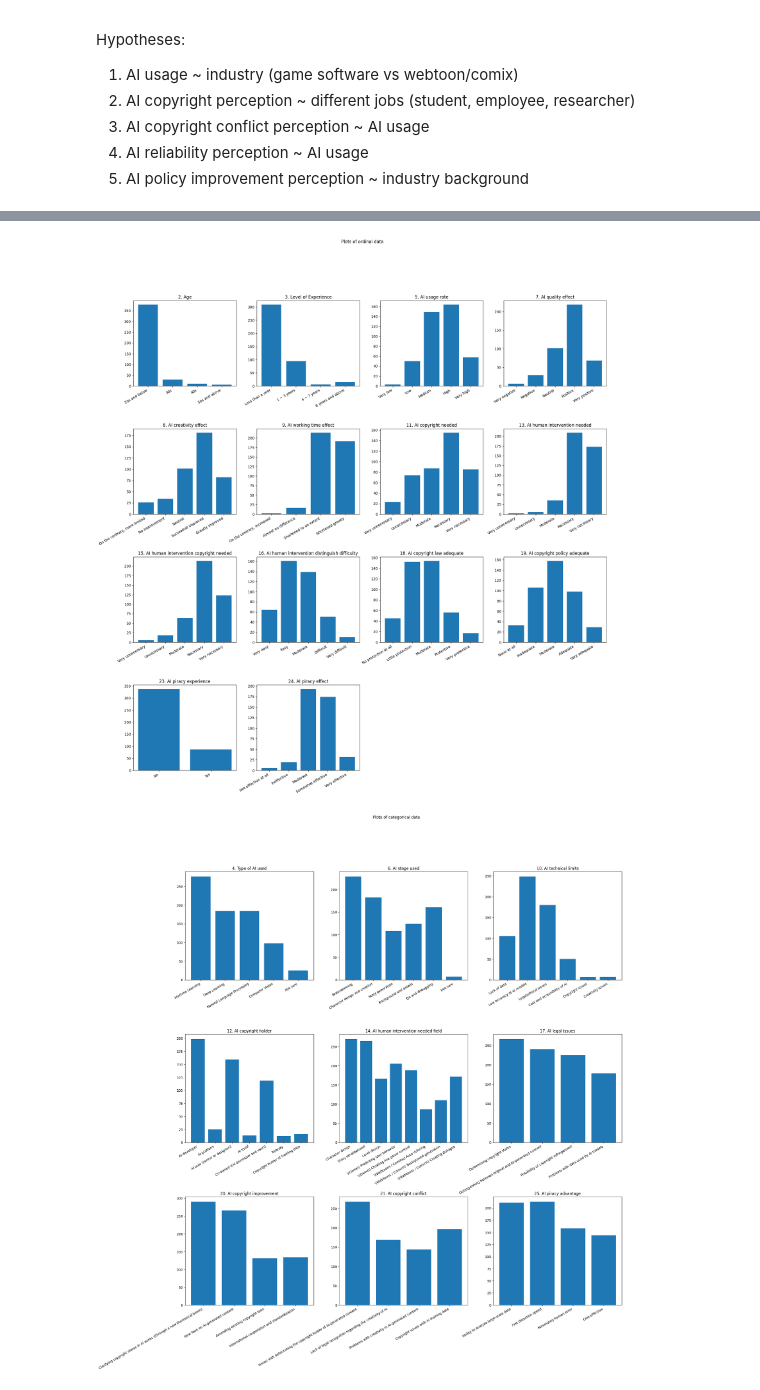
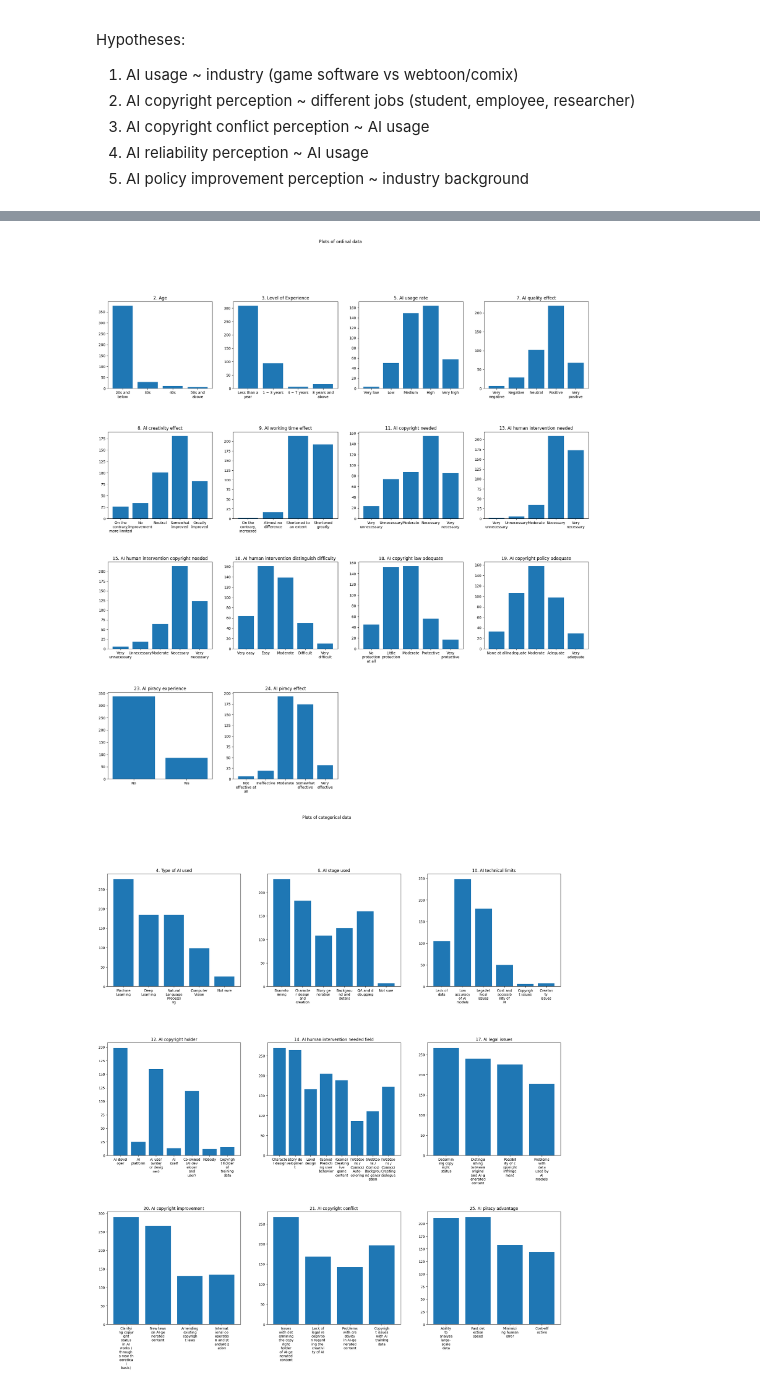
Before and after one commit to gh-koh/Hongik-Project, a Jupyter notebook: HongikProject.ipynb, the cells around one changed output, grey strips where cells are left out. Saved outputs shown, nothing was run; the diff lists cells and outputs as text; code cells hidden in the pictures.

```diff
--- a/HongikProject.ipynb
+++ b/HongikProject.ipynb
@@ -425,19 +426,30 @@ Text(0.5, 1.0, 'Bar plot for nationality of survey respondents')
 # %%
 # convert relevant columns to ordinal data, plot
 
-plt.figure(figsize = (24, 24))
+total_ord_abs_plot = plt.figure(figsize = (24, 24))
 plt.subplots_adjust(hspace = 0.5)
 plt.suptitle('Plots of ordinal data')
 for i in range(len(ord_list)):
+    # set up ordinal variables
     cat = pd.api.types.CategoricalDtype(categories = ord_list[i], ordered = True)
+
+    # notice changed dtypes to category!
     df[ord_cols[i]] = df[ord_cols[i]].astype(cat)
+
+    # set up graph
     ax = plt.subplot(4, 4, i + 1)
     plt.bar(x = df.groupby(ord_cols[i], observed = False).size().index, height = df.groupby(ord_cols[i], observed = False).size().values)
     ax.set_title(ord_cols[i])
+    labels = [textwrap.fill(label.get_text(), 12) for label in ax.get_xticklabels()]
+    ax.set_xticks(range(len(labels)))
+    ax.set_xticklabels(labels)
     #ax.bar_label(df.groupby(ord_cols[i], observed = False).size().values)
-    plt.setp(ax.get_xticklabels(), rotation = 30, horizontalalignment = 'right')
+    #plt.setp(ax.get_xticklabels(), rotation = 30, horizontalalignment = 'right')
+
+total_ord_abs_fig = total_ord_abs_plot.get_figure()
+total_ord_abs_fig.savefig('total_ordinal_absolute_barplot.jpg')
 # %% [output]
-[figure, old version]
+[figure, new version]
 # %%
 # convert relevant columns to ordinal
 
@@ -463,19 +475,29 @@ cat_list = [col4_values_list, col6_values_list, col10_values_list, col12_values_
 # %%
 # plot categorical data with multiple answers enabled
 
-plt.figure(figsize = (24, 24))
+total_cat_abs_plot = plt.figure(figsize = (24, 24))
 plt.subplots_adjust(hspace = 0.5)
 plt.suptitle('Plots of categorical data')
 for i in range(len(cat_list)):
+    # calculate occurrences as multiple choice enabled
     values = list()
     for k in range(len(cat_list[i])):
         values.append(np.sum(df[cat_cols[i]].str.contains(cat_list[i][k])))
     ax = plt.subplot(3, 3, i + 1)
     plt.bar(x = cat_list[i], height = values)
     ax.set_title(cat_cols[i])
-    plt.setp(ax.get_xticklabels(), rotation = 30, horizontalalignment = 'right')
+
+    # modify xticks to remove escape characters before parantheses
+    ax.set_xticks(range(len(cat_list[i])))
+    labels = [textwrap.fill(label.get_text(), 8) for label in ax.get_xticklabels()]
+    labels = [re.sub(r'\\', '', label) for label in labels]
+    ax.set_xticklabels(labels)
+    #plt.setp(ax.get_xticklabels(), rotation = 15, horizontalalignment = 'right')
+
+total_cat_abs_fig = total_cat_abs_plot.get_figure()
+total_cat_abs_fig.savefig('total_categorical_absolute_barplot.jpg')
 # %% [output]
-[figure, old version]
+[figure, new version]
 # %%
 # plots for misc data
 
```
Also changed, not shown: parts of 26 cells of this notebook.
